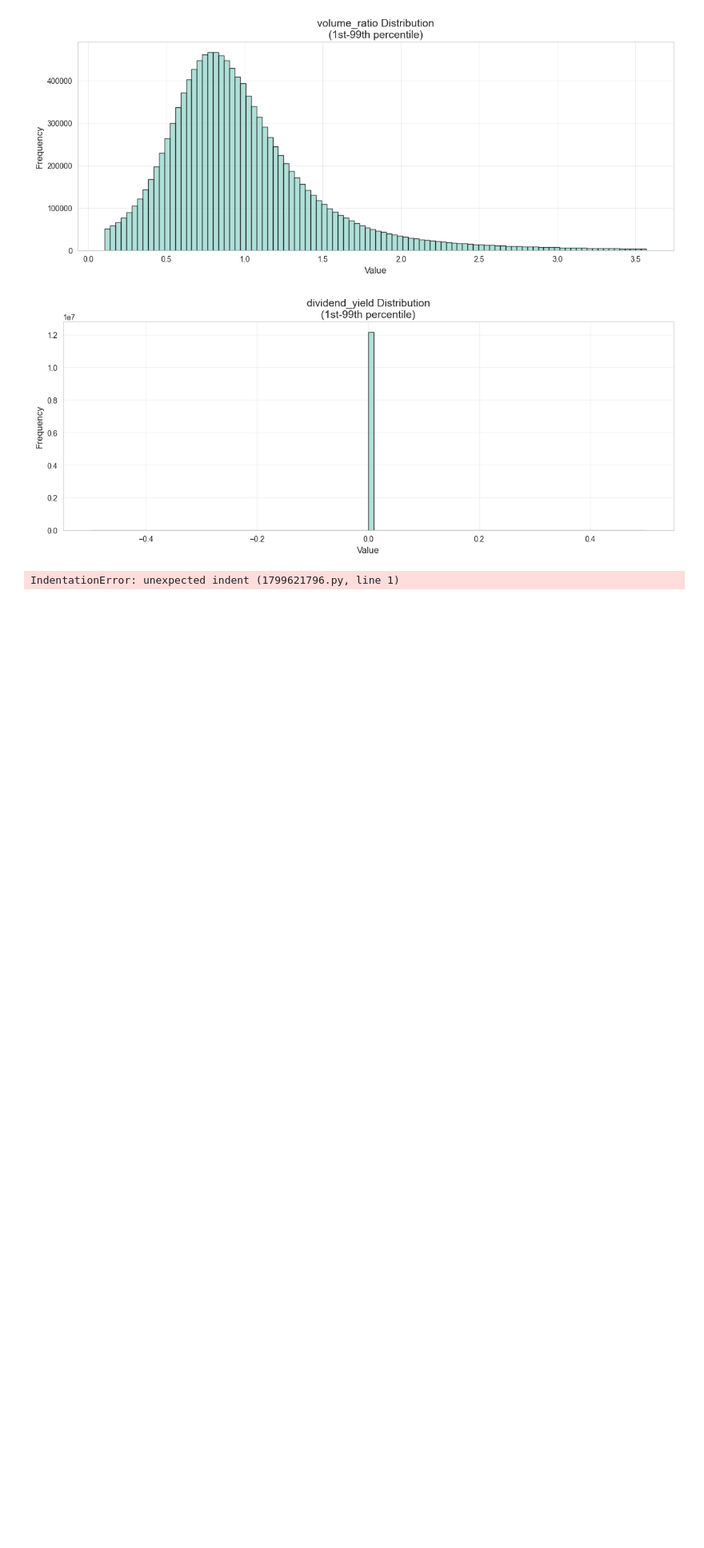
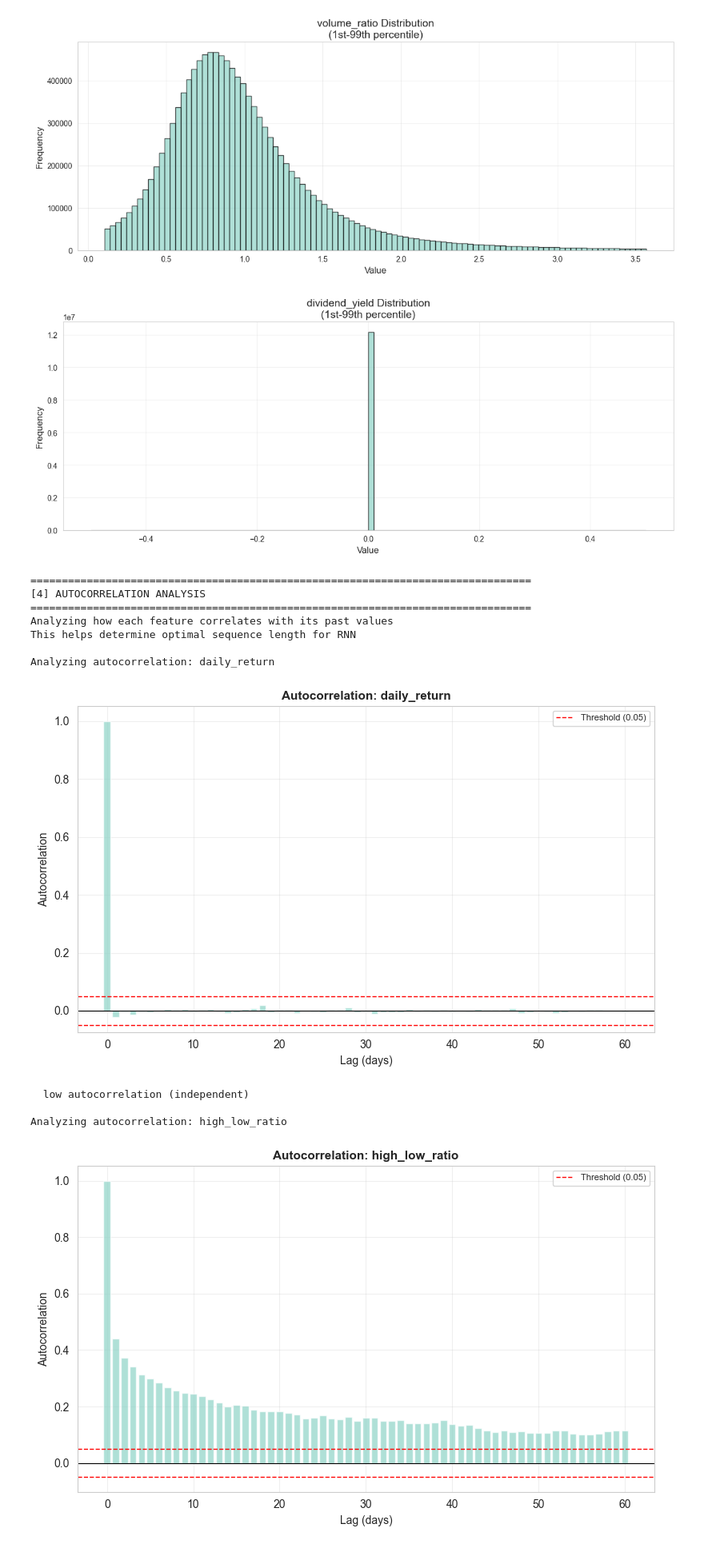
Before and after one commit to OnlyAbdullh/stock-trend-prediction, a Jupyter notebook: notebooks/06_sequenece_analysis.ipynb, the cells around one changed output. Shown at 80% size. Cells and saved outputs as stored; diff of their text form; code cells hidden in the pictures; blank space fills up the shorter version.

Commit message:
bug fixes in 06_sequenece_analysis.ipynb

```diff
--- a/notebooks/06_sequenece_analysis.ipynb
+++ b/notebooks/06_sequenece_analysis.ipynb
@@ -274,7 +274,7 @@ max    4.170000e+02  2.168484e+02  2.083927e+01  9.996837e+00    5.069494e+00
 [figure]
 # %%
 
- ============================================================================
+# ============================================================================
 # SECTION 4: AUTOCORRELATION ANALYSIS
 # ============================================================================
 
@@ -373,31 +373,42 @@ for feature in feature_columns:
         print(f"  low autocorrelation (independent)")
 
 # ----------------------------------------------------------------------------
 # SUMMARY TABLE OF AUTOCORRELATION DECAY
 # ----------------------------------------------------------------------------
 print("\n" + "="*80)
 print("AUTOCORRELATION DECAY SUMMARY")
 print("="*80)
 
 decay_summary = []
 
 for feature, autocorr_vals in autocorr_results.items():
     below_threshold = np.where(np.abs(autocorr_vals[1:]) < threshold)[0]
 
     if len(below_threshold) > 0:
         decay_lag = below_threshold[0] + 1
     else:
         decay_lag = max_lags
 
     decay_summary.append({
         'Feature': feature,
         'Lag_10': autocorr_vals[10],
         'Lag_20': autocorr_vals[20],
         'Lag_30': autocorr_vals[30],
         'Decay_Point': decay_lag
     })
 
 decay_df = pd.DataFrame(decay_summary)
 print(decay_df.to_string(index=False))
 # %% [output]
-IndentationError: unexpected indent (1799621796.py, line 1)
+================================================================================
+[4] AUTOCORRELATION ANALYSIS
+================================================================================
+Analyzing how each feature correlates with its past values
+This helps determine optimal sequence length for RNN
+
+Analyzing autocorrelation: daily_return
+[figure, added]
+  low autocorrelation (independent)
+
+Analyzing autocorrelation: high_low_ratio
+[figure, added]
```
Also changed, not shown: parts of 4 cells of this notebook.
